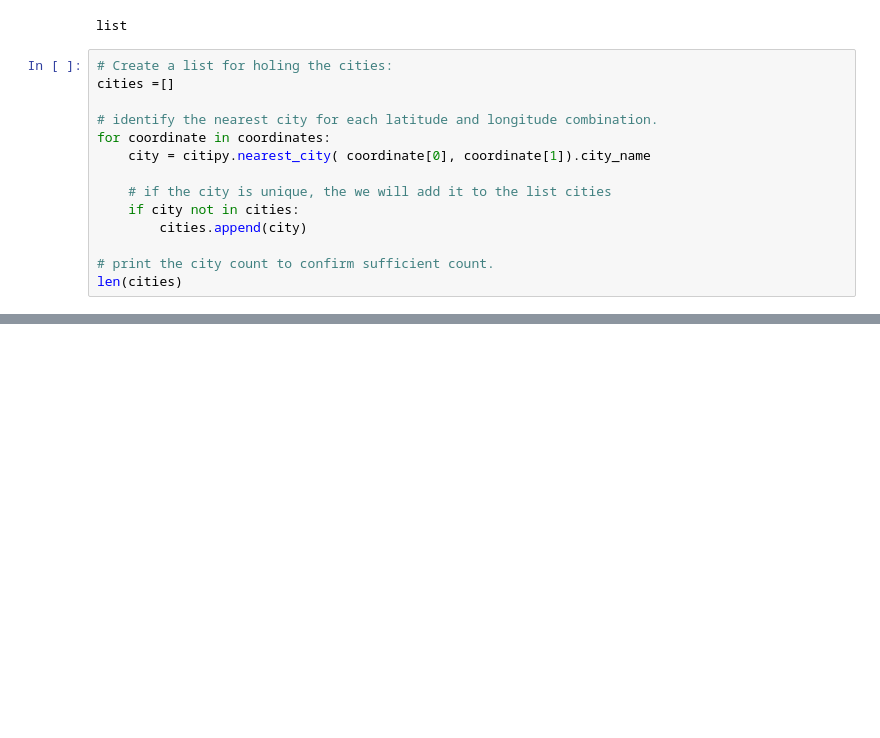
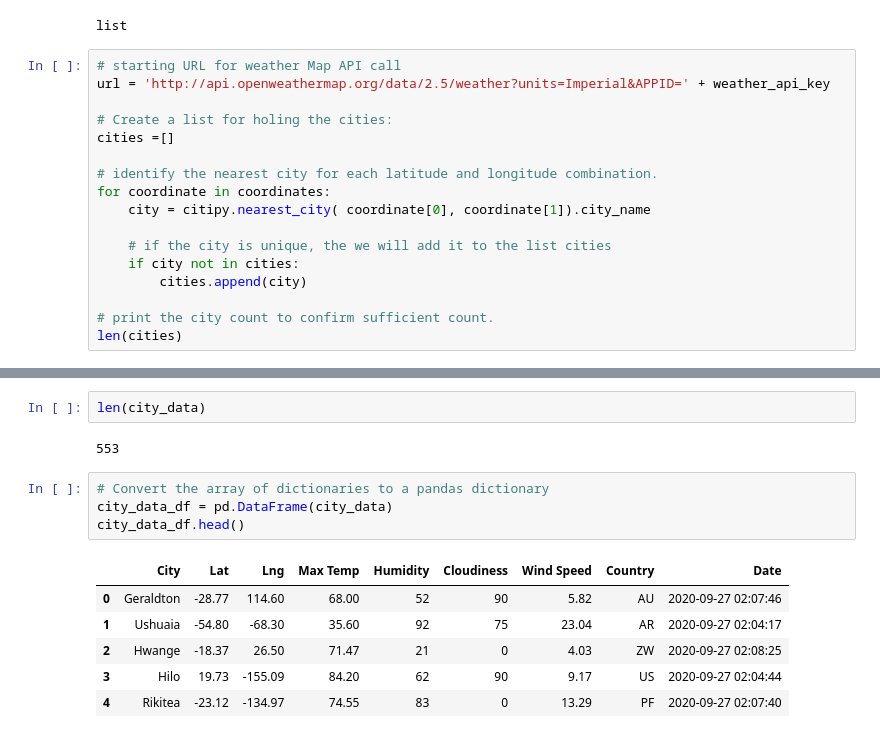
Before and after one commit to noelpdot/World_Weather_Analysis, a Jupyter notebook: WeatherPy.ipynb, the cells around one changed output, grey strips where cells are left out. Drawn from its saved outputs; the diff is of its cells as text; blank space fills up the shorter version.

Commit message:
modifying .gitignore and WeatherPy.

```diff
--- a/WeatherPy.ipynb
+++ b/WeatherPy.ipynb
@@ -21,6 +27,9 @@ type(coordinates)
 # %% [output]
 list
 # %%
+# starting URL for weather Map API call
+url = 'http://api.openweathermap.org/data/2.5/weather?units=Imperial&APPID=' + weather_api_key
+
 # Create a list for holing the cities:
 cities =[]
 
@@ -38,0 +147,15 @@ len(cities)
+# %%
+len(city_data)
+# %% [output]
+553
+# %%
+# Convert the array of dictionaries to a pandas dictionary
+city_data_df = pd.DataFrame(city_data)
+city_data_df.head()
+# %% [output]
+|  | City | Lat | Lng | Max Temp | Humidity | Cloudiness | Wind Speed | Country | Date |
+| 0 | Geraldton | -28.77 | 114.60 | 68.00 | 52 | 90 | 5.82 | AU | 2020-09-27 02:07:46 |
+| 1 | Ushuaia | -54.80 | -68.30 | 35.60 | 92 | 75 | 23.04 | AR | 2020-09-27 02:04:17 |
+| 2 | Hwange | -18.37 | 26.50 | 71.47 | 21 | 0 | 4.03 | ZW | 2020-09-27 02:08:25 |
+| 3 | Hilo | 19.73 | -155.09 | 84.20 | 62 | 90 | 9.17 | US | 2020-09-27 02:04:44 |
+| 4 | Rikitea | -23.12 | -134.97 | 74.55 | 83 | 0 | 13.29 | PF | 2020-09-27 02:07:40 |
```
Also changed, not shown: parts of 6 cells of this notebook, 1 other file.
